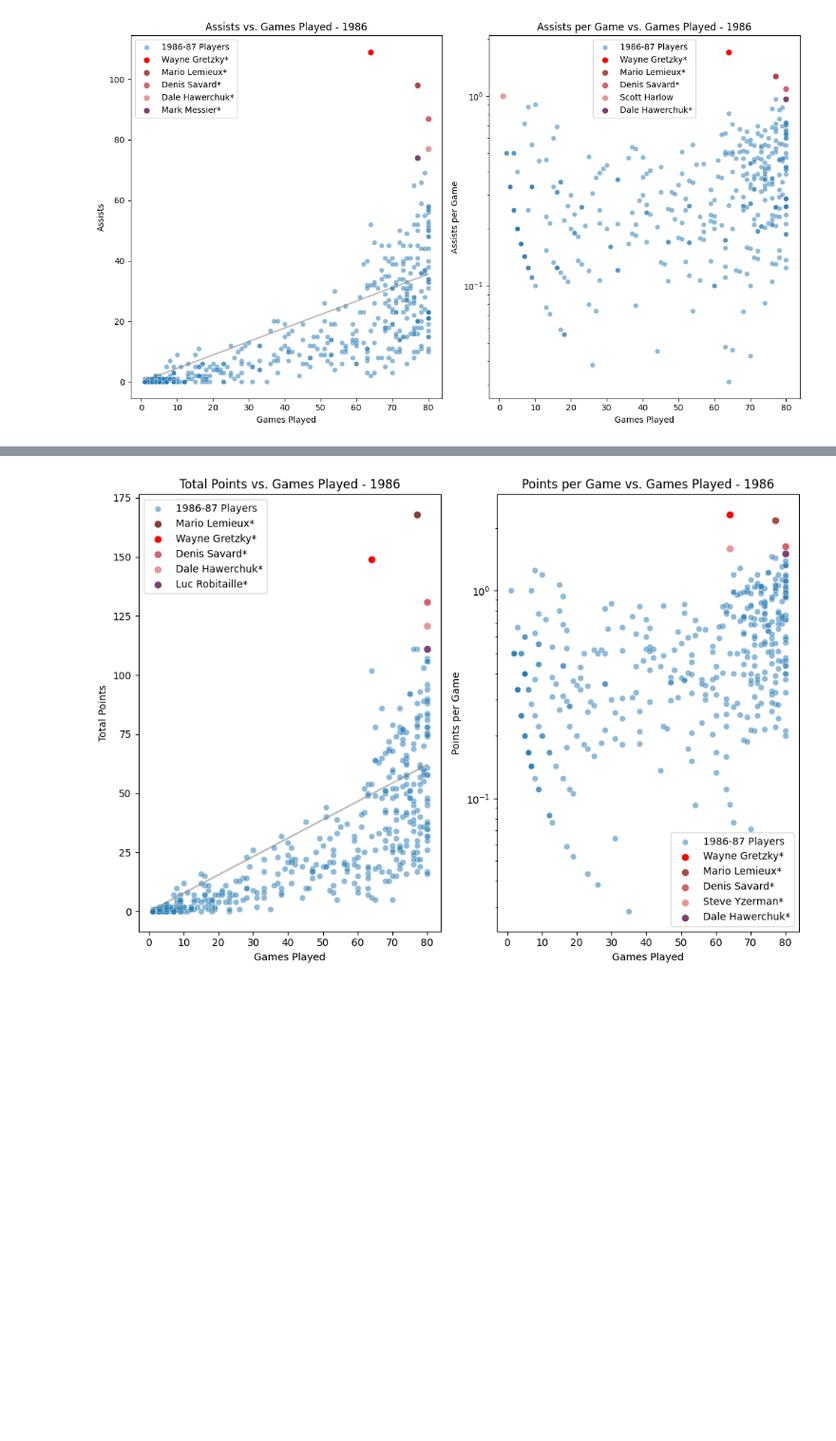
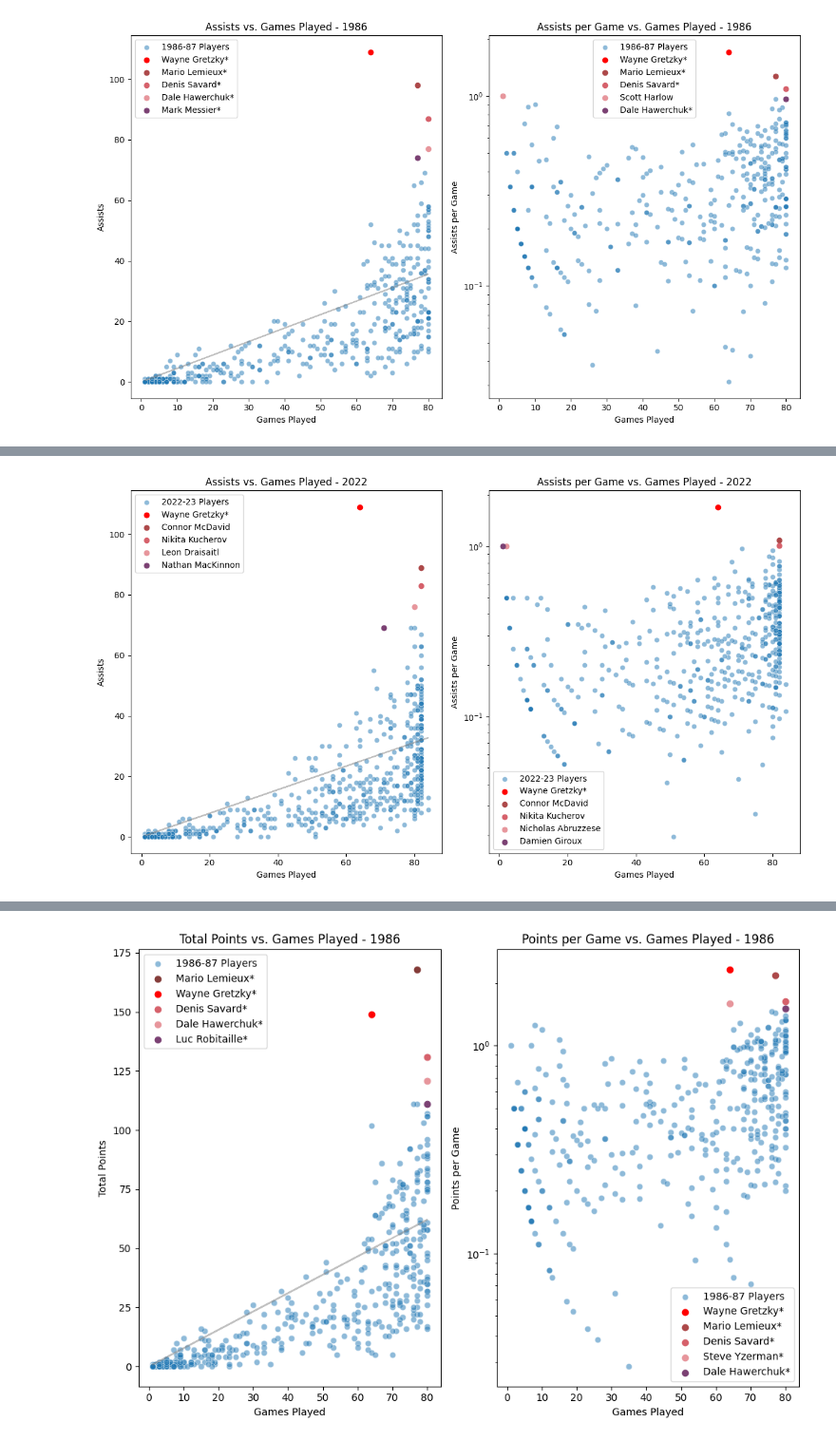
Before and after one commit to philbeet/How-Great-was-The-Great-One, a Jupyter notebook: main.ipynb, the cells around one changed output, grey strips where cells are left out. Shown at 95% size. Cells and saved outputs as stored; diff of their text form; code cells hidden in the pictures; blank space fills up the shorter version.

```diff
--- a/main.ipynb
+++ b/main.ipynb
@@ -285,0 +353,13 @@ For our last **Offensive Effectiveness** metric, we will take a look at how many
+# %%
+regression_line = get_regression_line(szn_23_df, "GP", "A")
+#assists vs games played
+plt.figure(figsize=(12,7))
+ax1 = plt.subplot(1,2,1)
+ax1 = plot(ax1, szn_23_df,"GP", "A", regression_line, "2022-23 Players", "Assists vs. Games Played - 2022", "Games Played", "Assists")
+
+#assists per game
+ax2 = plt.subplot(1,2,2)
+ax2 = plotratios(ax2, szn_23_df, "GP", "A","2022-23 Players", "Assists per Game vs. Games Played - 2022", "Games Played", "Assists per Game")
+plt.tight_layout()
+# %% [output]
+[figure, added]
```
Also changed, not shown: parts of 77 cells of this notebook.
